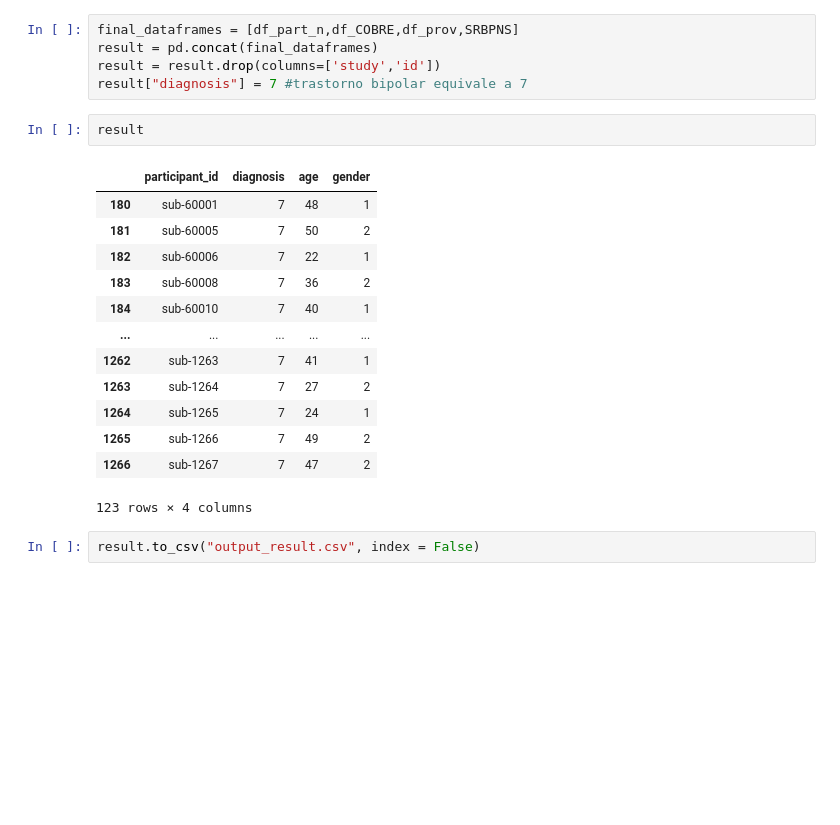
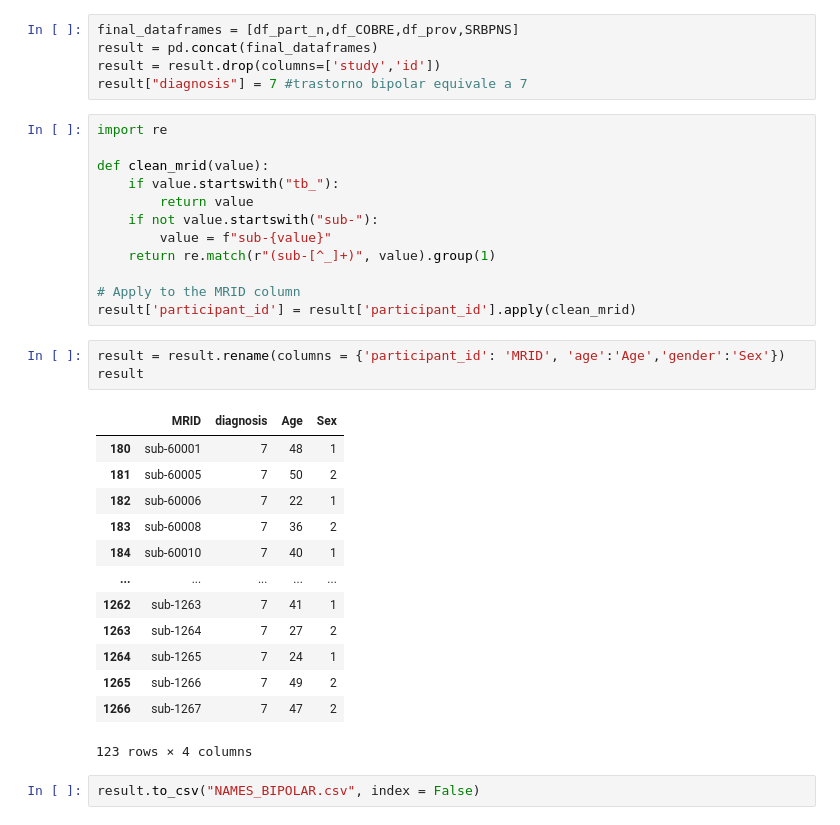
Before and after one commit to A-Cronnex/MRI-Project-2025, a Jupyter notebook: BIpolar_Corrected_CSV/CREATE_CSV.ipynb, the cells around one changed output. Saved outputs shown, nothing was run; the diff lists cells and outputs as text; blank space fills up the shorter version.

Commit message:
Final Bipolar ROIs CSV finally created

```diff
--- a/BIpolar_Corrected_CSV/CREATE_CSV.ipynb
+++ b/BIpolar_Corrected_CSV/CREATE_CSV.ipynb
@@ -196,20 +196,33 @@ result = pd.concat(final_dataframes)
 result = result.drop(columns=['study','id'])
 result["diagnosis"] = 7 #trastorno bipolar equivale a 7
 # %%
-result
+import re
+
+def clean_mrid(value):
+    if value.startswith("tb_"):
+        return value
+    if not value.startswith("sub-"):
+        value = f"sub-{value}"
+    return re.match(r"(sub-[^_]+)", value).group(1)
+
+# Apply to the MRID column
+result['participant_id'] = result['participant_id'].apply(clean_mrid)
-# %% [output]
-|  | participant_id | diagnosis | age | gender |
-| 180 | sub-60001 | 7 | 48 | 1 |
-| 181 | sub-60005 | 7 | 50 | 2 |
-| 182 | sub-60006 | 7 | 22 | 1 |
-| 183 | sub-60008 | 7 | 36 | 2 |
-| 184 | sub-60010 | 7 | 40 | 1 |
-| ... | ... | ... | ... | ... |
-| 1262 | sub-1263 | 7 | 41 | 1 |
-| 1263 | sub-1264 | 7 | 27 | 2 |
-| 1264 | sub-1265 | 7 | 24 | 1 |
-| 1265 | sub-1266 | 7 | 49 | 2 |
-| 1266 | sub-1267 | 7 | 47 | 2 |
-123 rows × 4 columns
 # %%
-result.to_csv("output_result.csv", index = False)
+result = result.rename(columns = {'participant_id': 'MRID', 'age':'Age','gender':'Sex'})
+result
+# %% [output]
+|  | MRID | diagnosis | Age | Sex |
+| 180 | sub-60001 | 7 | 48 | 1 |
+| 181 | sub-60005 | 7 | 50 | 2 |
+| 182 | sub-60006 | 7 | 22 | 1 |
+| 183 | sub-60008 | 7 | 36 | 2 |
+| 184 | sub-60010 | 7 | 40 | 1 |
+| ... | ... | ... | ... | ... |
+| 1262 | sub-1263 | 7 | 41 | 1 |
+| 1263 | sub-1264 | 7 | 27 | 2 |
+| 1264 | sub-1265 | 7 | 24 | 1 |
+| 1265 | sub-1266 | 7 | 49 | 2 |
+| 1266 | sub-1267 | 7 | 47 | 2 |
+123 rows × 4 columns
+# %%
+result.to_csv("NAMES_BIPOLAR.csv", index = False)
```
Also changed, not shown: 8 other files.
